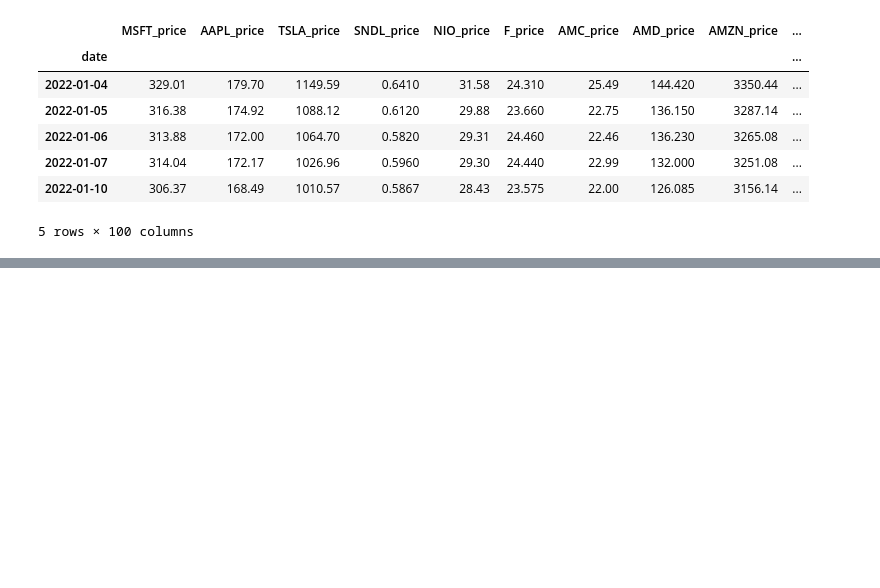
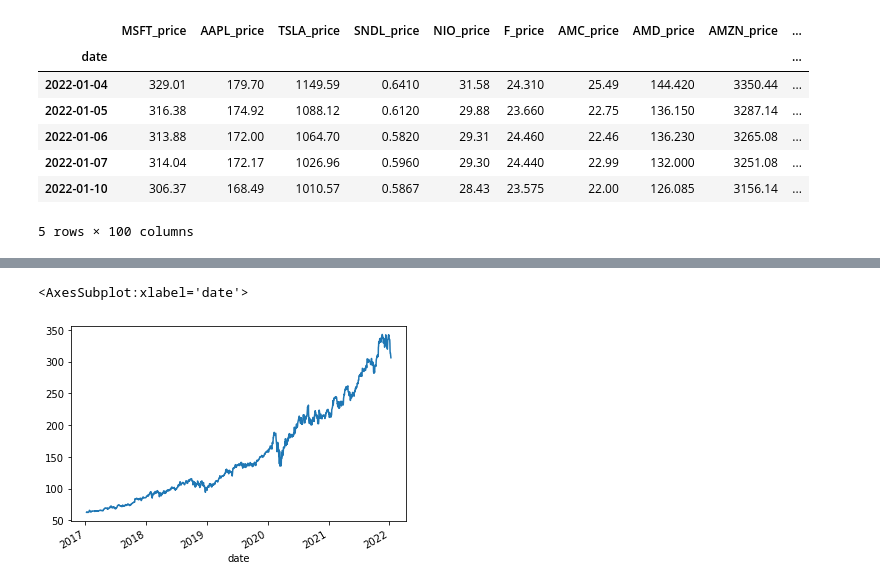
Before and after one commit to joshuamchavez2/yahoo-api, a Jupyter notebook: prepare.ipynb, the cells around one changed output, grey strips where cells are left out. Saved outputs shown, nothing was run; the diff lists cells and outputs as text; code cells hidden in the pictures; blank space fills up the shorter version.

Commit message:
Worked on setting the right datatype for index

```diff
--- a/prepare.ipynb
+++ b/prepare.ipynb
@@ -37,3 +17,9 @@ df.tail(5)
 | 2022-01-07 | 314.04 | 172.17 | 1026.96 | 0.5960 | 29.30 | 24.440 | 22.99 | 132.000 | 3251.08 | ... |
 | 2022-01-10 | 306.37 | 168.49 | 1010.57 | 0.5867 | 28.43 | 23.575 | 22.00 | 126.085 | 3156.14 | ... |
 5 rows × 100 columns
+# %%
+# Need to reset index to change the date to a datetime64
+df = df.reset_index()
+# %%
+# Converting type object to datetime64
+df.date = pd.to_datetime(df.date)
@@ -39,0 +36,3 @@ df.tail(5)
+# %%
+# Making the index equal to the sale_date
+df = df.set_index('date').sort_index()
@@ -39,0 +50,5 @@ df.tail(5)
+# %%
+df.MSFT_price.plot()
+# %% [output]
+<AxesSubplot:xlabel='date'>
+[figure, added]
```
Also changed, not shown: parts of 3 cells of this notebook.
